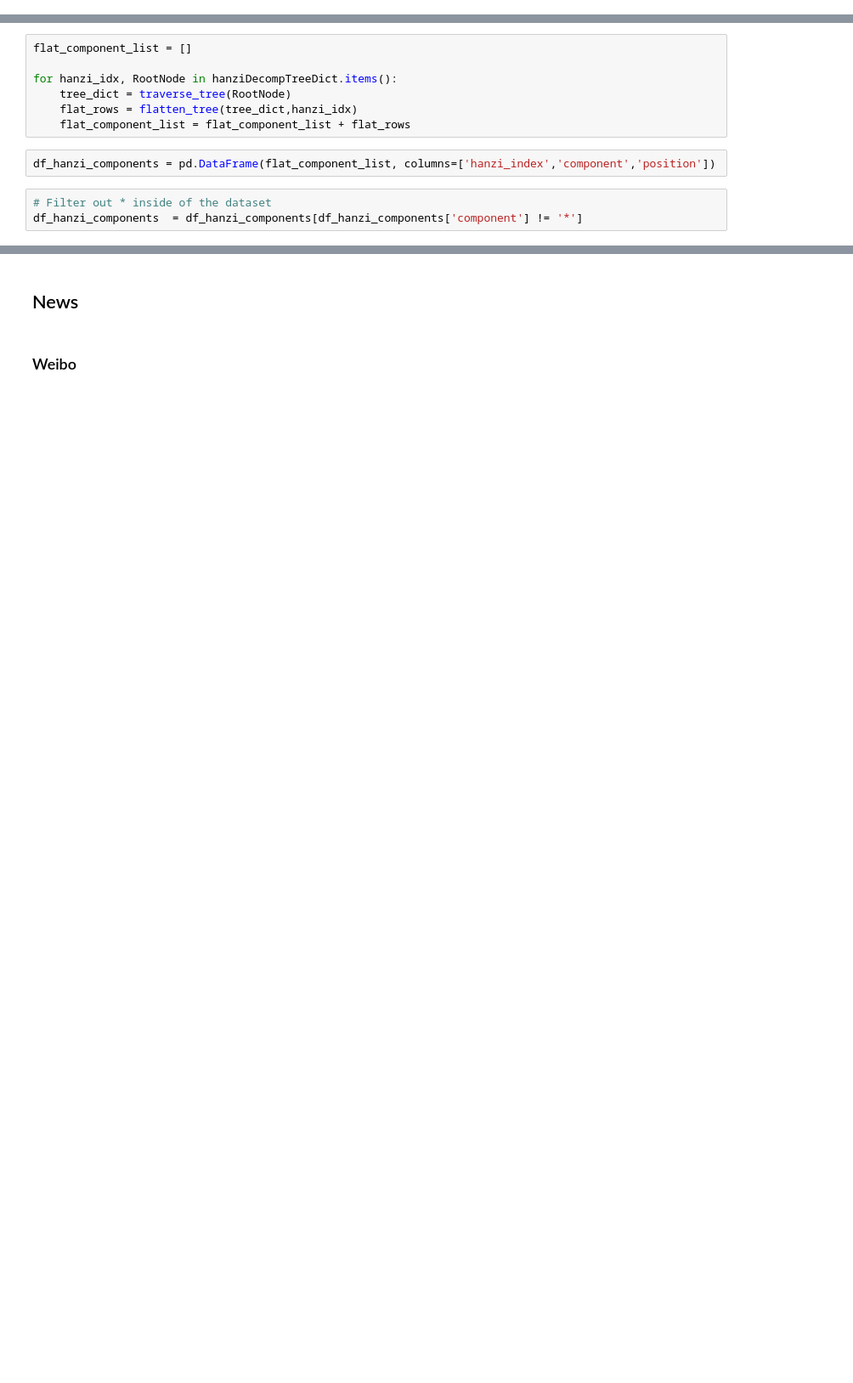
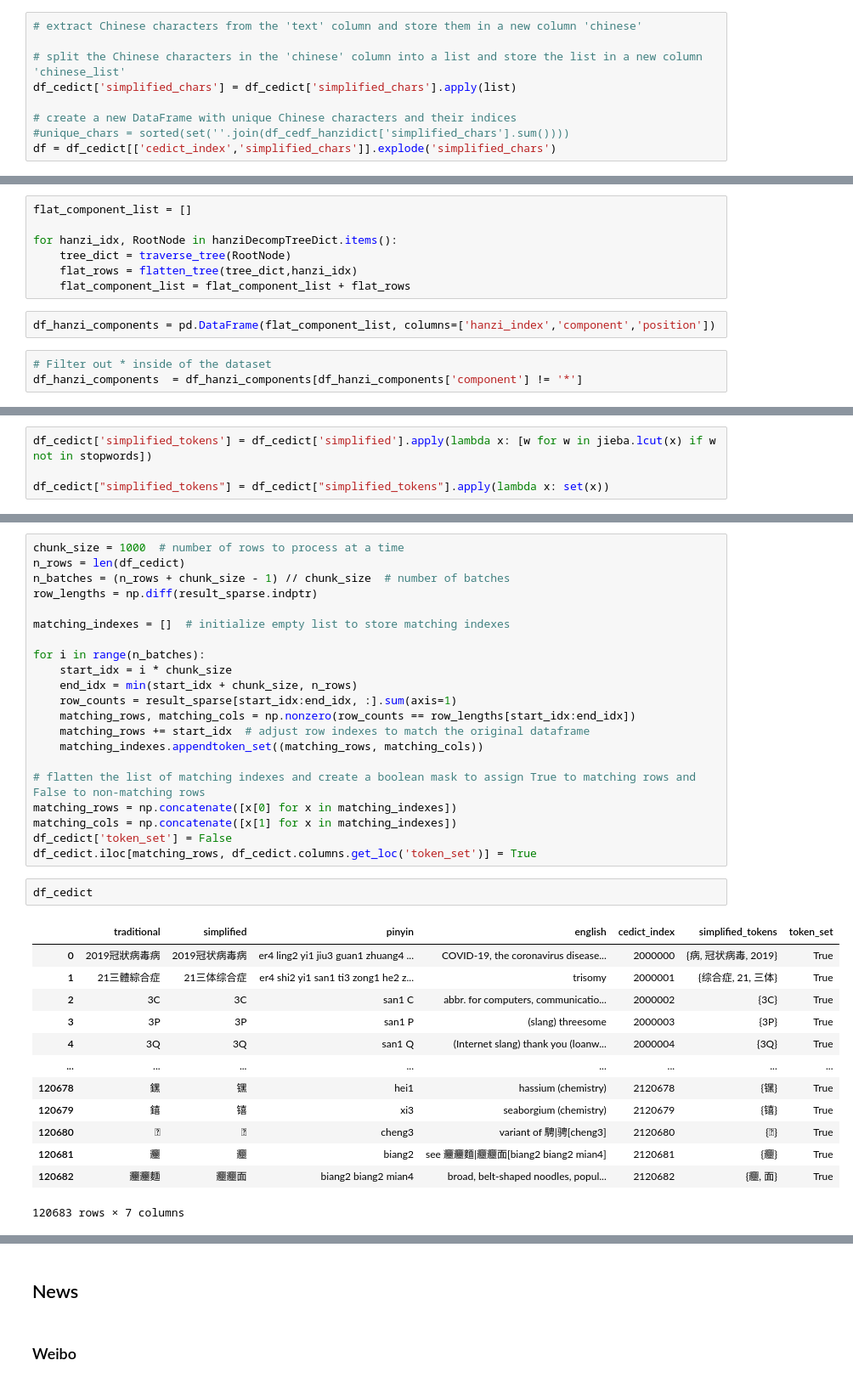
Before and after one commit to jamescavanagh/ccrs, a Jupyter notebook: nb/extract_data.ipynb, the cells around one changed output, grey strips where cells are left out. Shown at 85% size. Saved outputs shown, nothing was run; the diff lists cells and outputs as text; blank space fills up the shorter version.

```diff
--- a/nb/extract_data.ipynb
+++ b/nb/extract_data.ipynb
@@ -333,0 +428,9 @@ df_links.to_sql('cedict_sentences',conn,if_exists='replace',index=False)
+# %%
+# extract Chinese characters from the 'text' column and store them in a new column 'chinese'
+
+# split the Chinese characters in the 'chinese' column into a list and store the list in a new column 'chinese_list'
+df_cedict['simplified_chars'] = df_cedict['simplified_chars'].apply(list)
+
+# create a new DataFrame with unique Chinese characters and their indices
+#unique_chars = sorted(set(''.join(df_cedf_hanzidict['simplified_chars'].sum())))
+df = df_cedict[['cedict_index','simplified_chars']].explode('simplified_chars')
@@ -737,0 +888,4 @@ df_hanzi_components.to_sql('hanzi_components',conn,if_exists='replace')
+# %%
+df_cedict['simplified_tokens'] = df_cedict['simplified'].apply(lambda x: [w for w in jieba.lcut(x) if w not in stopwords])
+
+df_cedict["simplified_tokens"] = df_cedict["simplified_tokens"].apply(lambda x: set(x))
@@ -737,0 +1000,37 @@ df_hanzi_components.to_sql('hanzi_components',conn,if_exists='replace')
+# %%
+chunk_size = 1000  # number of rows to process at a time
+n_rows = len(df_cedict)
+n_batches = (n_rows + chunk_size - 1) // chunk_size  # number of batches
+row_lengths = np.diff(result_sparse.indptr)
+
+matching_indexes = []  # initialize empty list to store matching indexes
+
+for i in range(n_batches):
+    start_idx = i * chunk_size
+    end_idx = min(start_idx + chunk_size, n_rows)
+    row_counts = result_sparse[start_idx:end_idx, :].sum(axis=1)
+    matching_rows, matching_cols = np.nonzero(row_counts == row_lengths[start_idx:end_idx])
+    matching_rows += start_idx  # adjust row indexes to match the original dataframe
+    matching_indexes.appendtoken_set((matching_rows, matching_cols))
+
+# flatten the list of matching indexes and create a boolean mask to assign True to matching rows and False to non-matching rows
+matching_rows = np.concatenate([x[0] for x in matching_indexes])
+matching_cols = np.concatenate([x[1] for x in matching_indexes])
+df_cedict['token_set'] = False
+df_cedict.iloc[matching_rows, df_cedict.columns.get_loc('token_set')] = True
+# %%
+df_cedict
+# %% [output]
+|  | traditional | simplified | pinyin | english | cedict_index | simplified_tokens | token_set |
+| 0 | 2019冠狀病毒病 | 2019冠状病毒病 | er4 ling2 yi1 jiu3 guan1 zhuang4 ... | COVID-19, the coronavirus disease... | 2000000 | {病, 冠状病毒, 2019} | True |
+| 1 | 21三體綜合症 | 21三体综合症 | er4 shi2 yi1 san1 ti3 zong1 he2 z... | trisomy | 2000001 | {综合症, 21, 三体} | True |
+| 2 | 3C | 3C | san1 C | abbr. for computers, communicatio... | 2000002 | {3C} | True |
+| 3 | 3P | 3P | san1 P | (slang) threesome | 2000003 | {3P} | True |
+| 4 | 3Q | 3Q | san1 Q | (Internet slang) thank you (loanw... | 2000004 | {3Q} | True |
+| ... | ... | ... | ... | ... | ... | ... | ... |
+| 120678 | 𨭆 | 𬭶 | hei1 | hassium (chemistry) | 2120678 | {𬭶} | True |
+| 120679 | 𨭎 | 𬭳 | xi3 | seaborgium (chemistry) | 2120679 | {𬭳} | True |
+| 120680 | 𩧢 | 𱅒 | cheng3 | variant of 騁|骋[cheng3] | 2120680 | {𱅒} | True |
+| 120681 | 𰻞 | 𰻝 | biang2 | see 𰻞𰻞麵|𰻝𰻝面[biang2 biang2 mian4] | 2120681 | {𰻝} | True |
+| 120682 | 𰻞𰻞麵 | 𰻝𰻝面 | biang2 biang2 mian4 | broad, belt-shaped noodles, popul... | 2120682 | {𰻝, 面} | True |
+120683 rows × 7 columns
```
Also changed, not shown: parts of 50 cells of this notebook, 5 other files.
